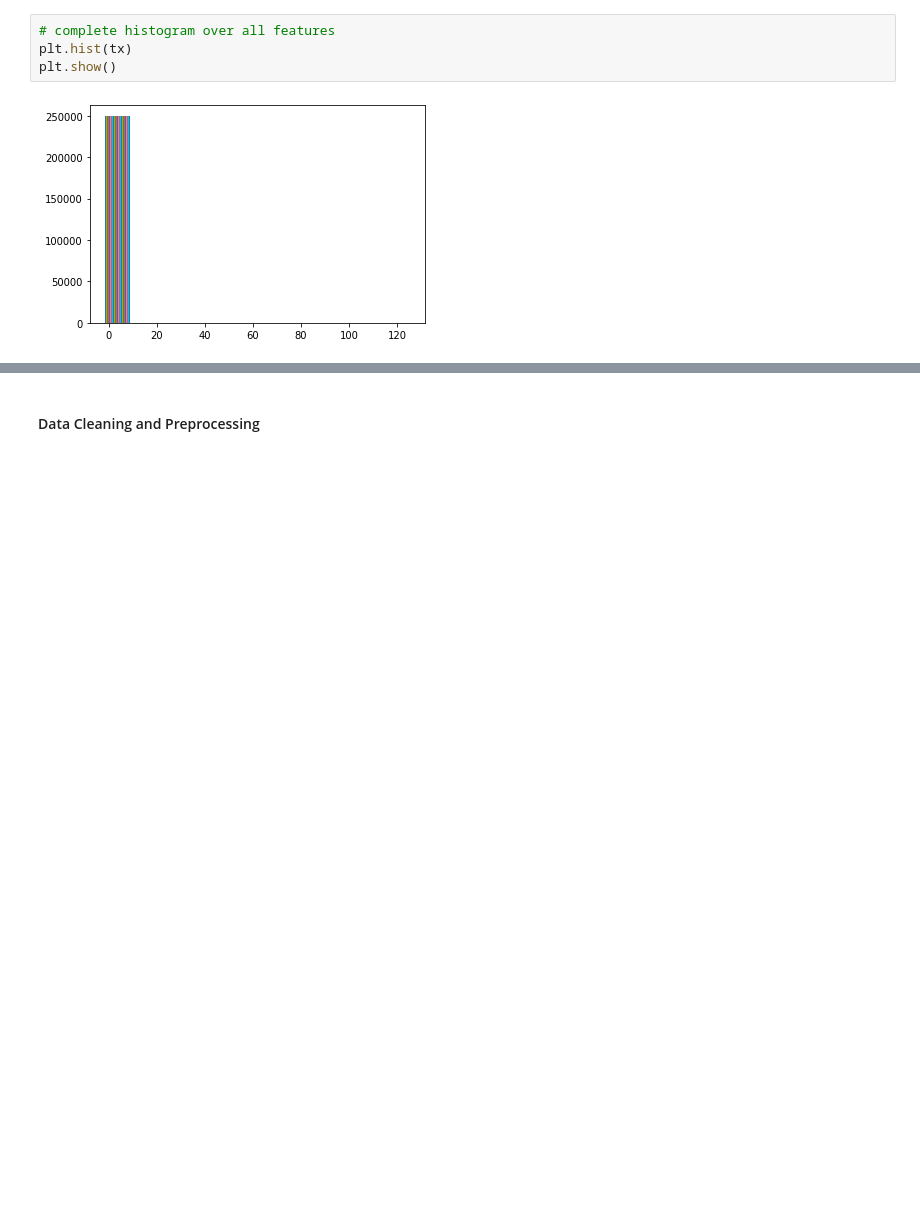
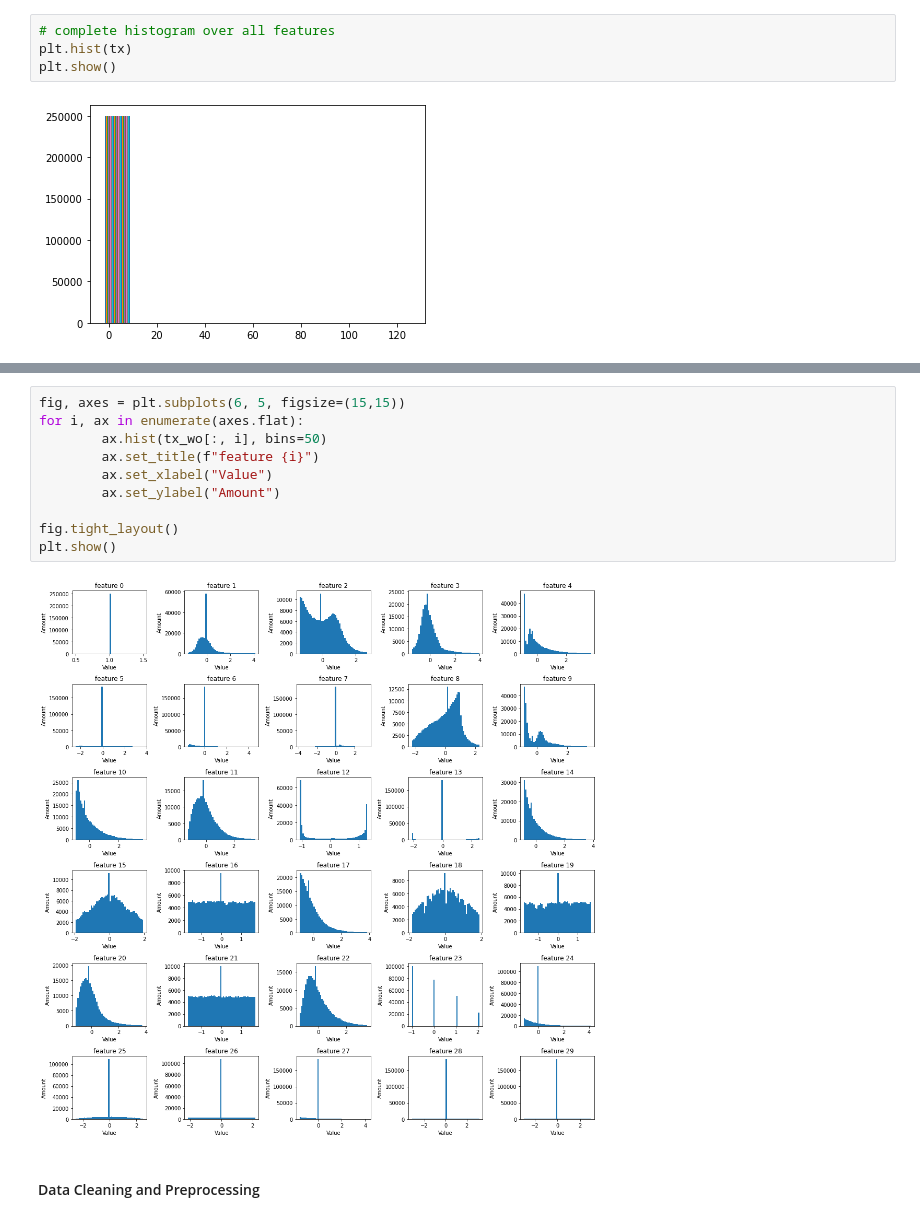
Before and after one commit to paocela/CS433-ML_Project_1-Higgs_Boson, a Jupyter notebook: project1.ipynb, the cells around one changed output, grey strips where cells are left out. Drawn from its saved outputs; the diff is of its cells as text; blank space fills up the shorter version.

```diff
--- a/project1.ipynb
+++ b/project1.ipynb
@@ -65,3 +60,15 @@ plt.show()
+# %%
+fig, axes = plt.subplots(6, 5, figsize=(15,15))
+for i, ax in enumerate(axes.flat):
+        ax.hist(tx_wo[:, i], bins=50)
+        ax.set_title(f"feature {i}")
+        ax.set_xlabel("Value")
+        ax.set_ylabel("Amount")
+
+fig.tight_layout()
+plt.show()
+# %% [output]
+[figure, added]
 # %% [markdown]
 #### Data Cleaning and Preprocessing
 # %%
```
Also changed, not shown: parts of 4 cells of this notebook, 1 other file.
